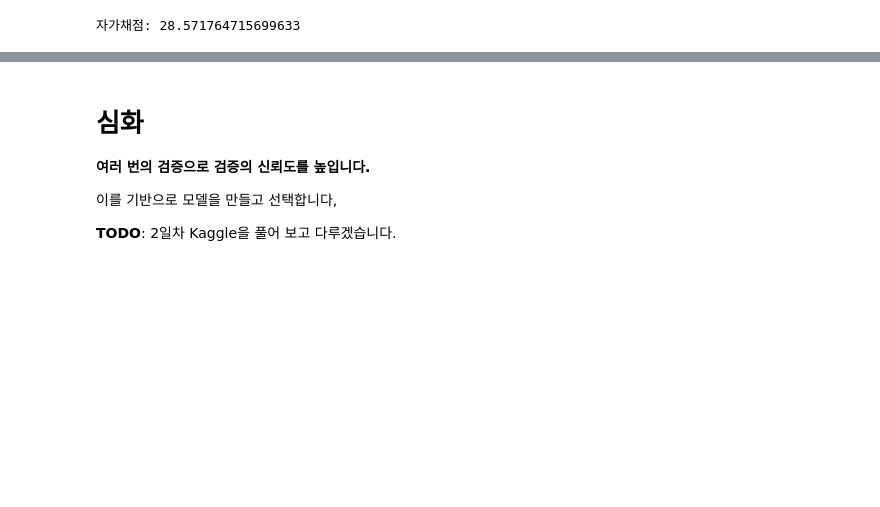
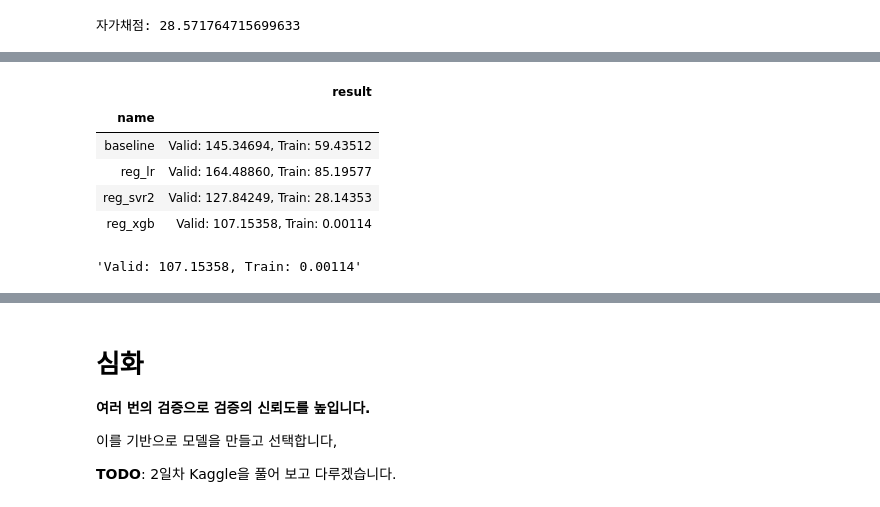
Before and after one commit to sunkusun9/DS_lv3_2511_2, a Jupyter notebook: sec_ds_lv3_prob3_kaggle.ipynb, the cells around one changed output, grey strips where cells are left out. Drawn from its saved outputs; the diff is of its cells as text; code cells hidden in the pictures; blank space fills up the shorter version.

```diff
--- a/sec_ds_lv3_prob3_kaggle.ipynb
+++ b/sec_ds_lv3_prob3_kaggle.ipynb
@@ -396,0 +410,23 @@ from sklearn.ensemble import RandomForestRegressor
+# %%
+# XGB: XGBoost
+
+import xgboost as xgb
+
+X_xgb = "15분, 30분, 45분, 60분, Hour, AM, DayName, Weekend_yn, Holiday_yn, Avg, TotalHour, 생산량, 기온, 풍속, 습도, 강수량, 전기요금(계절), 공장인원, 인건비"
+X_xgb = X_xgb.split(', ')
+
+cb = ColumnTransformer([
+    ('pt', 'passthrough', X_xgb),
+])
+reg_xgb = make_pipeline(
+    cb, xgb.XGBRegressor(max_depth=15, n_estimators = 300, learning_rate = 0.1, reg_lambda = 0.1)
+)
+eval_model('reg_xgb', reg_xgb)
+# %% [output]
+|  | result |
+| name |  |
+| baseline | Valid: 145.34694, Train: 59.43512 |
+| reg_lr | Valid: 164.48860, Train: 85.19577 |
+| reg_svr2 | Valid: 127.84249, Train: 28.14353 |
+| reg_xgb | Valid: 107.15358, Train: 0.00114 |
+'Valid: 107.15358, Train: 0.00114'
```
Also changed, not shown: parts of 16 cells of this notebook.
